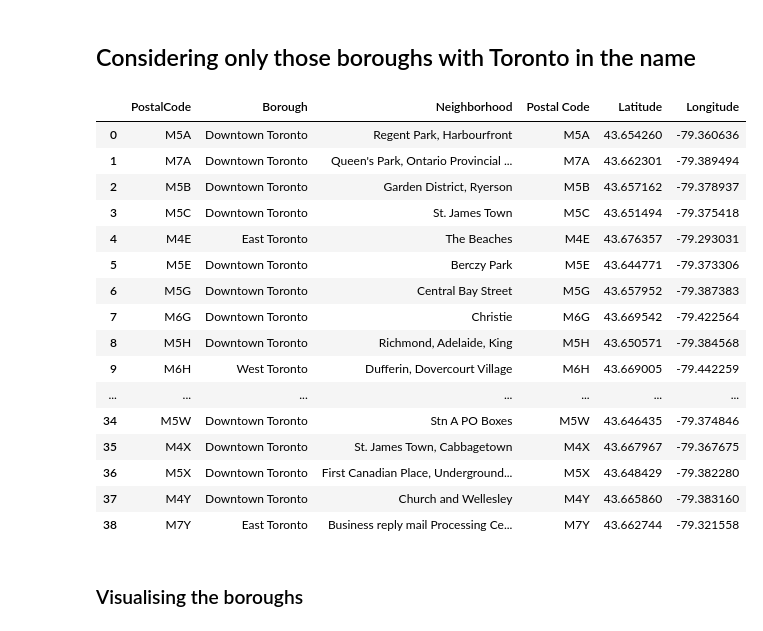
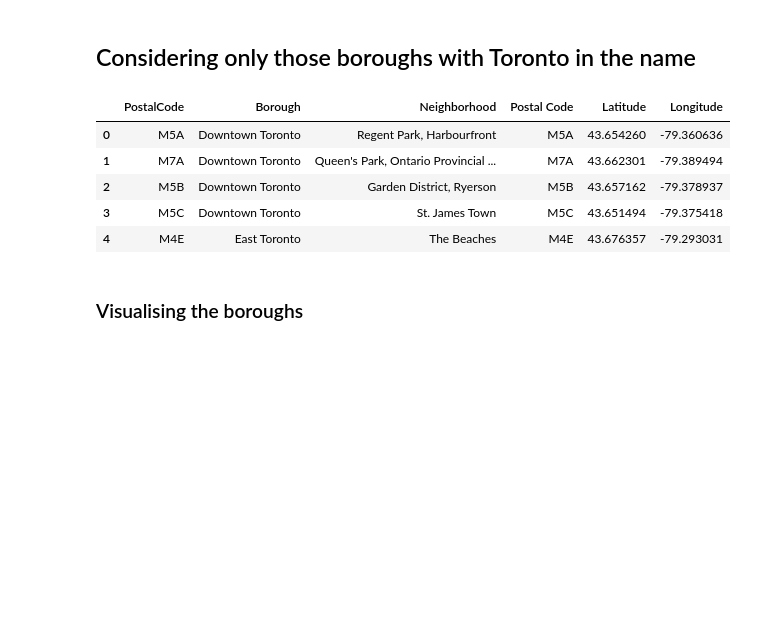
Before and after one commit to uditbharg/Coursera_Capstone, a Jupyter notebook: Capstone Project Week-3.ipynb, the cells around one changed output. Saved outputs shown, nothing was run; the diff lists cells and outputs as text; code cells hidden in the pictures; blank space fills up the shorter version.

```diff
--- a/Capstone Project Week-3.ipynb
+++ b/Capstone Project Week-3.ipynb
@@ -285,25 +247,14 @@ map_toronto_full
 ## Considering only those boroughs with Toronto in the name
 # %%
 toronto_data=result[result['Borough'].str.contains('Toronto')].reset_index(drop=True)
-toronto_data
+toronto_data.head()
 # %% [output]
 |  | PostalCode | Borough | Neighborhood | Postal Code | Latitude | Longitude |
 | 0 | M5A | Downtown Toronto | Regent Park, Harbourfront | M5A | 43.654260 | -79.360636 |
 | 1 | M7A | Downtown Toronto | Queen's Park, Ontario Provincial ... | M7A | 43.662301 | -79.389494 |
 | 2 | M5B | Downtown Toronto | Garden District, Ryerson | M5B | 43.657162 | -79.378937 |
 | 3 | M5C | Downtown Toronto | St. James Town | M5C | 43.651494 | -79.375418 |
 | 4 | M4E | East Toronto | The Beaches | M4E | 43.676357 | -79.293031 |
-| 5 | M5E | Downtown Toronto | Berczy Park | M5E | 43.644771 | -79.373306 |
-| 6 | M5G | Downtown Toronto | Central Bay Street | M5G | 43.657952 | -79.387383 |
-| 7 | M6G | Downtown Toronto | Christie | M6G | 43.669542 | -79.422564 |
-| 8 | M5H | Downtown Toronto | Richmond, Adelaide, King | M5H | 43.650571 | -79.384568 |
-| 9 | M6H | West Toronto | Dufferin, Dovercourt Village | M6H | 43.669005 | -79.442259 |
-| ... | ... | ... | ... | ... | ... | ... |
-| 34 | M5W | Downtown Toronto | Stn A PO Boxes | M5W | 43.646435 | -79.374846 |
-| 35 | M4X | Downtown Toronto | St. James Town, Cabbagetown | M4X | 43.667967 | -79.367675 |
-| 36 | M5X | Downtown Toronto | First Canadian Place, Underground... | M5X | 43.648429 | -79.382280 |
-| 37 | M4Y | Downtown Toronto | Church and Wellesley | M4Y | 43.665860 | -79.383160 |
-| 38 | M7Y | East Toronto | Business reply mail Processing Ce... | M7Y | 43.662744 | -79.321558 |
 # %% [markdown]
 ### Visualising the boroughs
 # %%
```
Also changed, not shown: parts of 12 cells of this notebook.
